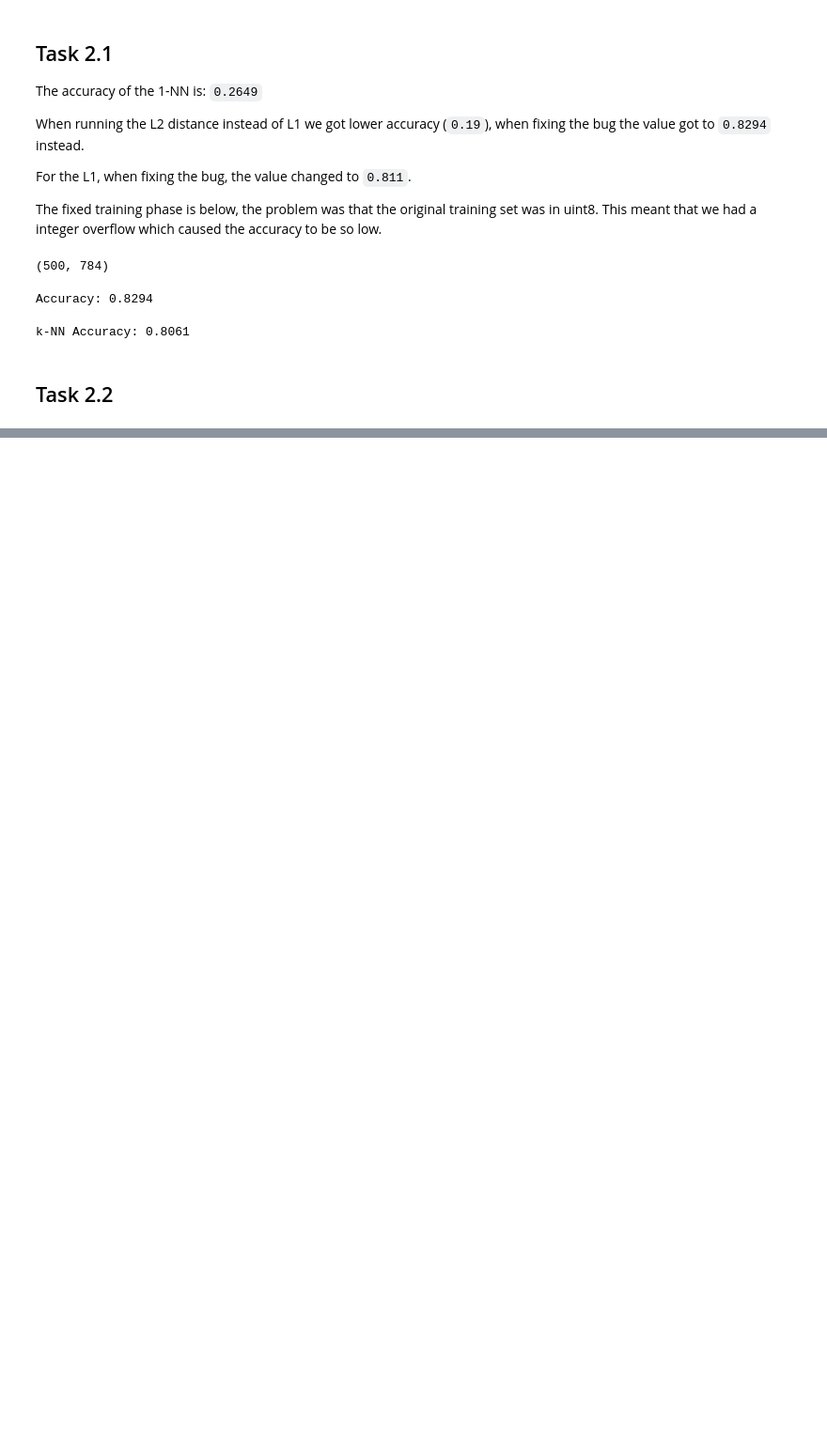
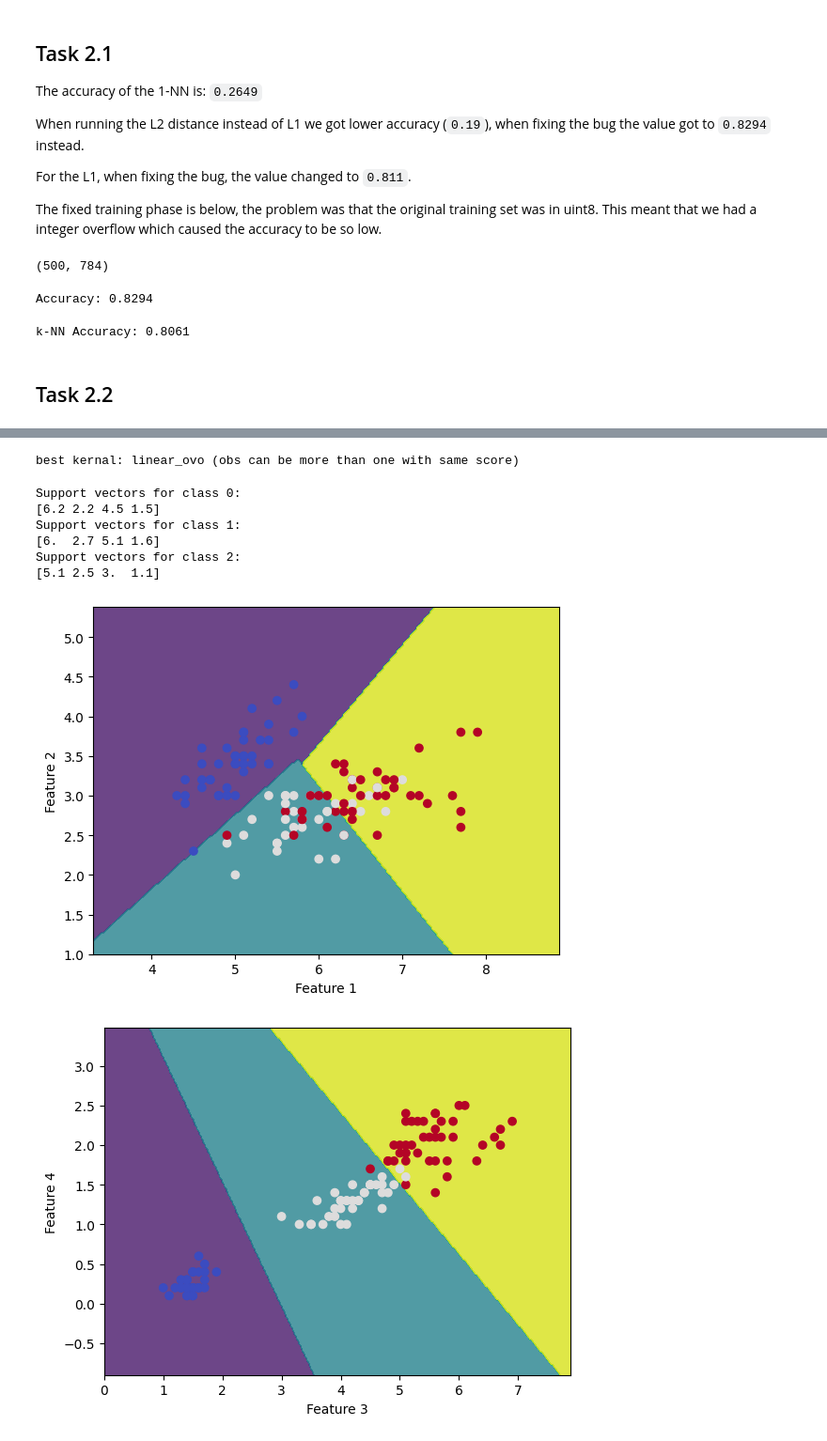
Before and after one commit to Leohemmingsson/D7041E-labs, a Jupyter notebook: lab1/D7041E_code_for_lab1.ipynb, the cells around one changed output, grey strips where cells are left out. Shown: that part at 94% size. Cells and saved outputs as stored; diff of their text form; code cells hidden in the pictures; blank space fills up the shorter version.

```diff
--- a/lab1/D7041E_code_for_lab1.ipynb
+++ b/lab1/D7041E_code_for_lab1.ipynb
@@ -233,0 +278,55 @@ defaultdict(list,
+# %%
+results = test_all(x_train, y_train)
+# print_results(results, x_test, y_test)
+best_kernal = best_acc_f1(results, x_test, y_test)
+print(f"best kernal: {best_kernal[0]} (obs can be more than one with same score)")
+# %% [output]
+best kernal: linear_ovo (obs can be more than one with same score)
+# %%
+best_kernel_ovr = results["linear_ovr"]
+support_vectors_per_class = {}
+for class_label in np.unique(y_train):
+    # Use the n_support_ attribute to find the indices of support vectors for each class
+    support_indices = best_kernel_ovr.n_support_[class_label]
+    support_vectors_per_class[class_label] = best_kernel_ovr.support_vectors_[support_indices]
+
+# Display support vectors for each class
+for class_label, support_vectors in support_vectors_per_class.items():
+    print(f"Support vectors for class {class_label}:")
+    print(support_vectors)
+# %% [output]
+Support vectors for class 0:
+[6.2 2.2 4.5 1.5]
+Support vectors for class 1:
+[6.  2.7 5.1 1.6]
+Support vectors for class 2:
+[5.1 2.5 3.  1.1]
+# %%
+# Step 4: Plot the decision boundary for features 2 vs. 3 and 3 vs. 4
+def plot_decision_boundary(X, y, model, feature1, feature2):
+    # Extract the two selected features
+    X_subset = X[:, [feature1, feature2]]
+
+    # Fit the model on the subset of features
+    model.fit(X_subset, y)
+
+    # Plot the decision boundary
+    h = 0.02  # Step size in the mesh
+    x_min, x_max = X_subset[:, 0].min() - 1, X_subset[:, 0].max() + 1
+    y_min, y_max = X_subset[:, 1].min() - 1, X_subset[:, 1].max() + 1
+    xx, yy = np.meshgrid(np.arange(x_min, x_max, h), np.arange(y_min, y_max, h))
+    Z = model.predict(np.c_[xx.ravel(), yy.ravel()])
+    Z = Z.reshape(xx.shape)
+
+    plt.contourf(xx, yy, Z, alpha=0.8)
+    plt.scatter(X_subset[:, 0], X_subset[:, 1], c=y, cmap=plt.cm.coolwarm)
+    plt.xlabel(f"Feature {feature1+1}")
+    plt.ylabel(f"Feature {feature2+1}")
+    plt.show()
+# %%
+# 0 indexed
+plot_decision_boundary(x_train, y_train, best_kernel_ovr, 0, 1)
+plot_decision_boundary(x_train, y_train, best_kernel_ovr, 2, 4)
+# %% [output]
+[figure, added]
+[figure, added]
```
Also changed, not shown: parts of 11 cells of this notebook.
